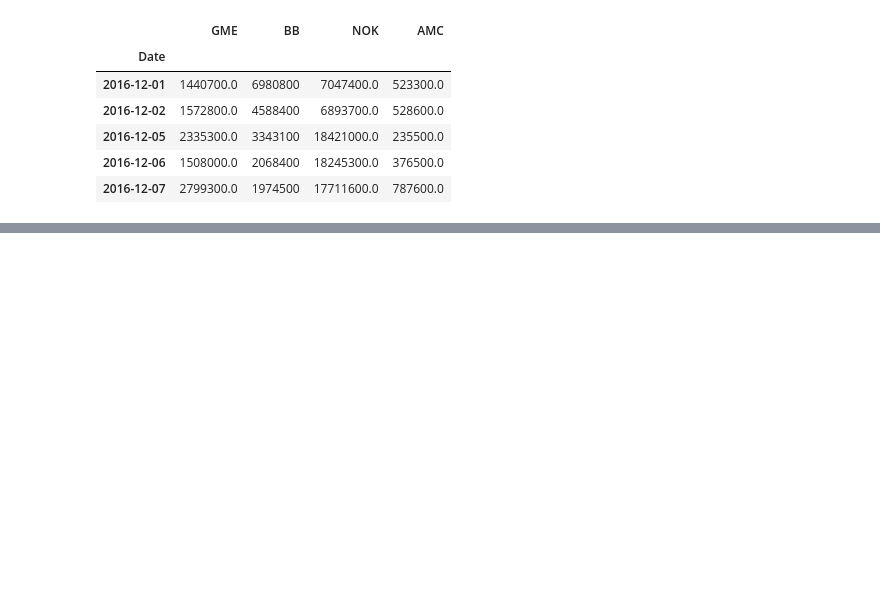
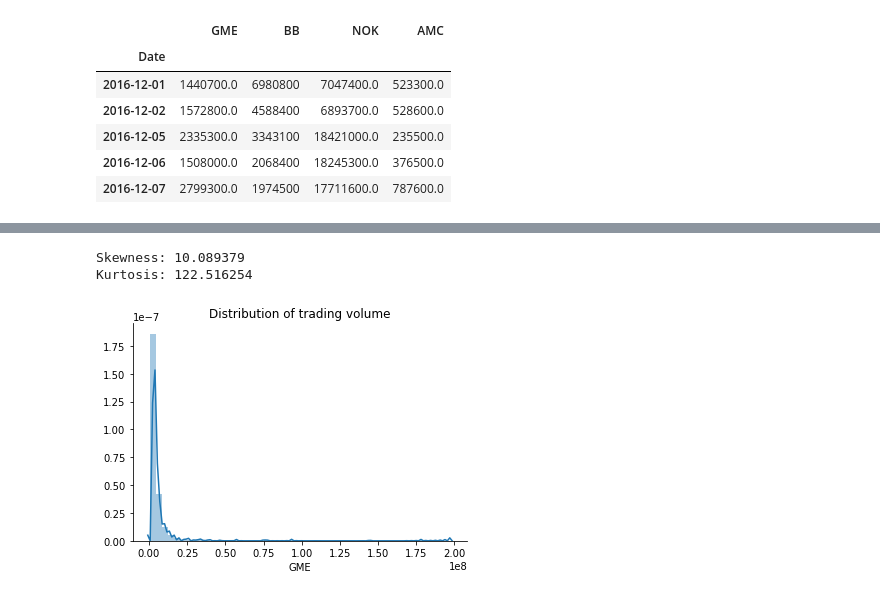
Before and after one commit to daviduster/anomalies-detection-earthquake, a Jupyter notebook: code/anomalies-detection.ipynb, the cells around one changed output, grey strips where cells are left out. Cells and saved outputs as stored; diff of their text form; code cells hidden in the pictures; blank space fills up the shorter version.

```diff
--- a/code/anomalies-detection.ipynb
+++ b/code/anomalies-detection.ipynb
@@ -14,7 +18,7 @@ symbols = ['GME', 'BB', 'NOK', 'AMC']
 # %%
 # year, month, and day.
 start = dt.datetime(2016, 12, 1)
-end = dt.datetime(2021, 1, 27)
+end = dt.datetime.now()
 
 volume = []
 closes = []
@@ -71,0 +76,12 @@ array([[1.4407000e+06, 6.9808000e+06, 7.0474000e+06, 5.2330000e+05],
+# %%
+print("Skewness: %f" % volume['GME'].skew())
+print("Kurtosis: %f" % volume['GME'].kurt())
+# %% [output]
+Skewness: 10.089379
+Kurtosis: 122.516254
+# %%
+sns.distplot(volume['GME'])
+plt.title("Distribution of trading volume")
+sns.despine()
+# %% [output]
+[figure, added]
```
Also changed, not shown: parts of 38 cells of this notebook, 6 other files.
